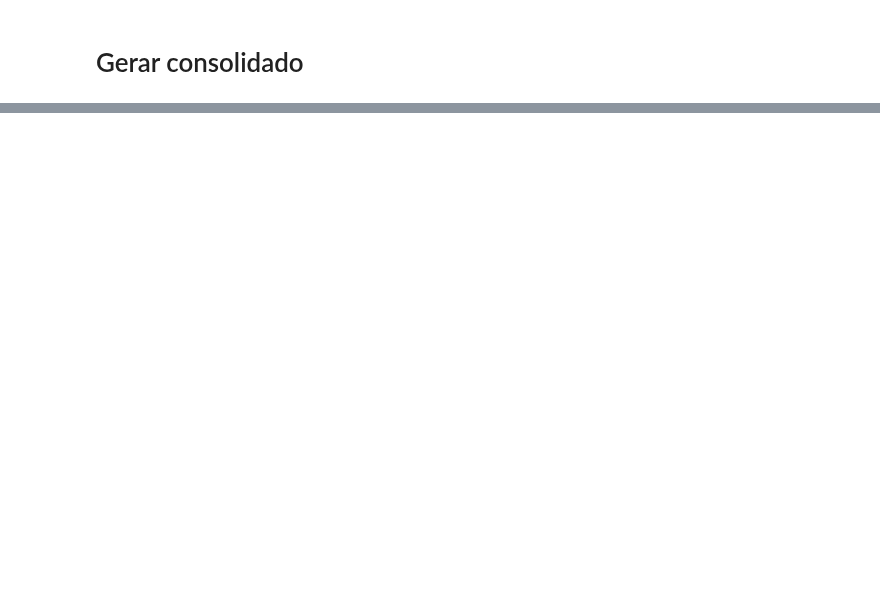
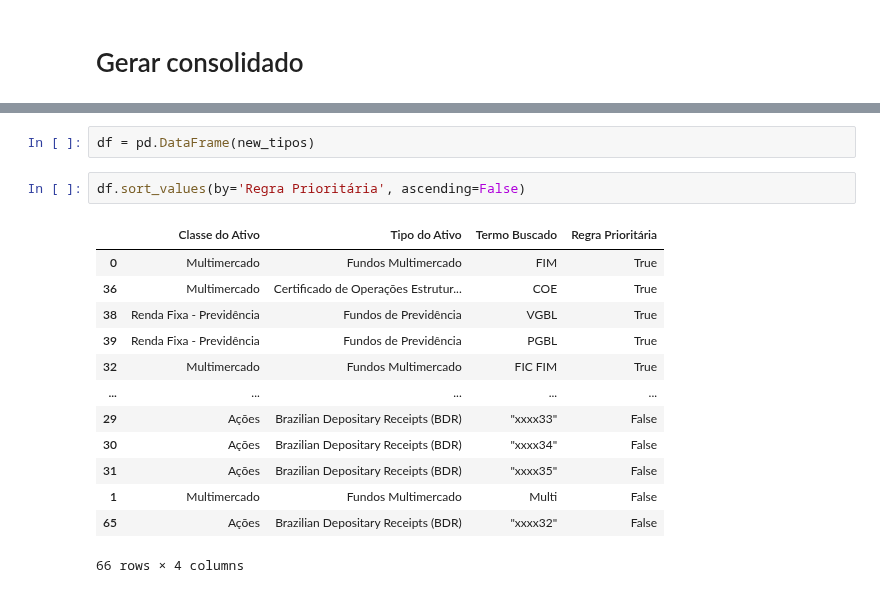
Before and after one commit to HpDiniz/Leitor-de-PDF, a Jupyter notebook: PDF_Extractor.ipynb, the cells around one changed output, grey strips where cells are left out. Cells and saved outputs as stored; diff of their text form; blank space fills up the shorter version.

```diff
--- a/PDF_Extractor.ipynb
+++ b/PDF_Extractor.ipynb
@@ -498,0 +693,18 @@ if response['Value'] != '':
+# %%
+df = pd.DataFrame(new_tipos)
+# %%
+df.sort_values(by='Regra Prioritária', ascending=False)
+# %% [output]
+|  | Classe do Ativo | Tipo do Ativo | Termo Buscado | Regra Prioritária |
+| 0 | Multimercado | Fundos Multimercado | FIM | True |
+| 36 | Multimercado | Certificado de Operações Estrutur... | COE | True |
+| 38 | Renda Fixa - Previdência | Fundos de Previdência | VGBL | True |
+| 39 | Renda Fixa - Previdência | Fundos de Previdência | PGBL | True |
+| 32 | Multimercado | Fundos Multimercado | FIC FIM | True |
+| ... | ... | ... | ... | ... |
+| 29 | Ações | Brazilian Depositary Receipts (BDR) | "xxxx33" | False |
+| 30 | Ações | Brazilian Depositary Receipts (BDR) | "xxxx34" | False |
+| 31 | Ações | Brazilian Depositary Receipts (BDR) | "xxxx35" | False |
+| 1 | Multimercado | Fundos Multimercado | Multi | False |
+| 65 | Ações | Brazilian Depositary Receipts (BDR) | "xxxx32" | False |
+66 rows × 4 columns
```
Also changed, not shown: parts of 12 cells of this notebook.
